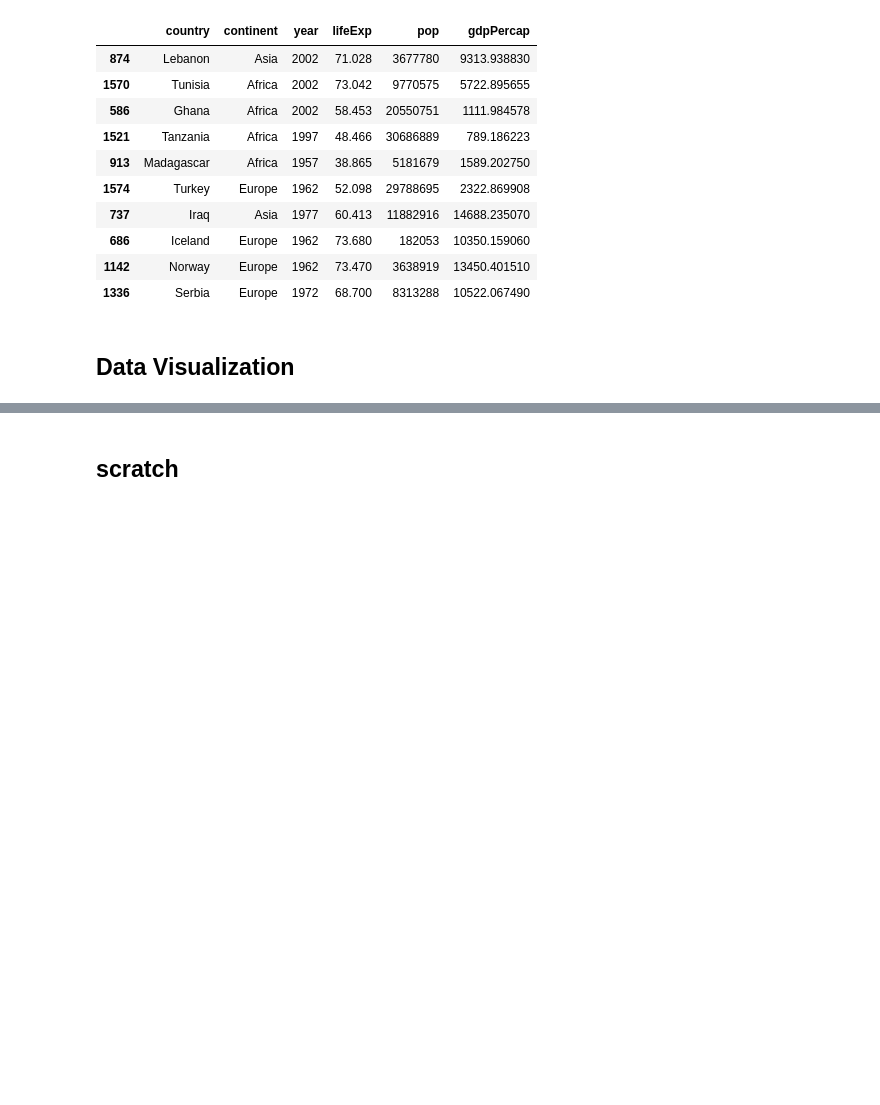
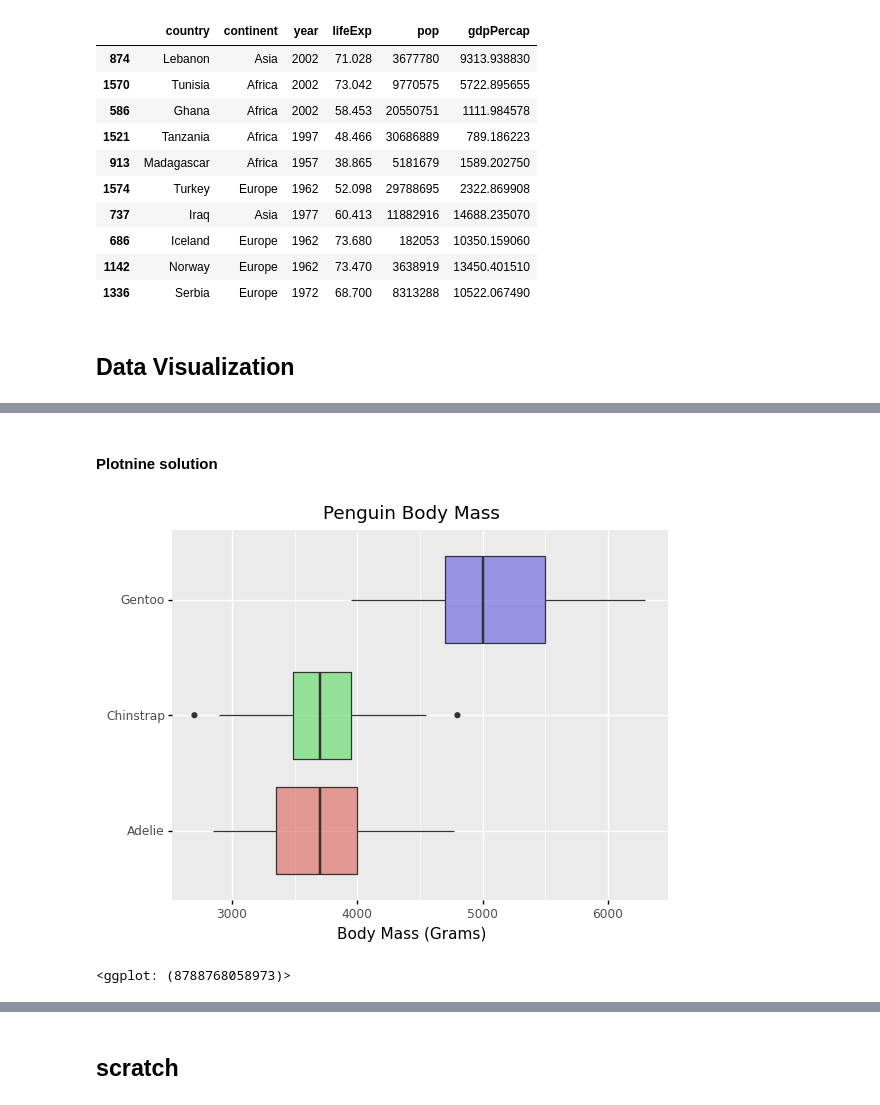
Before and after one commit to vegalla/dspp-bootcamp, a Jupyter notebook: Bootcamp Week 2.ipynb, the cells around one changed output, grey strips where cells are left out. Saved outputs shown, nothing was run; the diff lists cells and outputs as text; code cells hidden in the pictures; blank space fills up the shorter version.

```diff
--- a/Bootcamp Week 2.ipynb
+++ b/Bootcamp Week 2.ipynb
@@ -77,0 +105,15 @@ msno.bar(gapminder)
+# %% [markdown]
+#### Plotnine solution
+# %%
+p = \
+(
+ggplot(penguins,aes(x="species",y="body_mass_g",fill='species')) +
+geom_boxplot(alpha=.6,show_legend=False) + # added some additional transparency
+coord_flip() +
+labs(x="", y = "Body Mass (Grams)",title="Penguin Body Mass")
+)
+
+p
+# %% [output]
+[figure, added]
+<ggplot: (8788768058973)>
```
Also changed, not shown: parts of 17 cells of this notebook.
